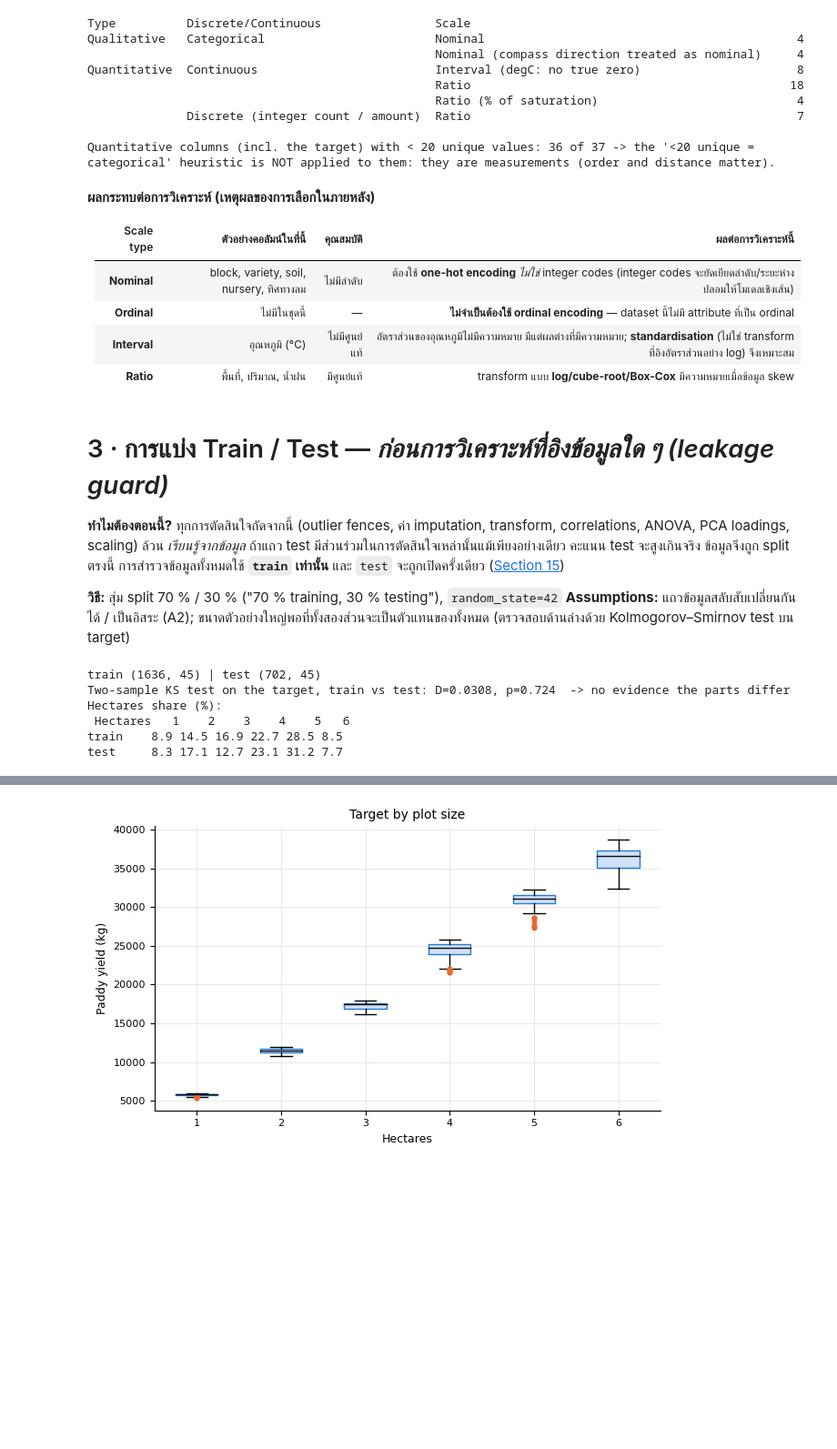
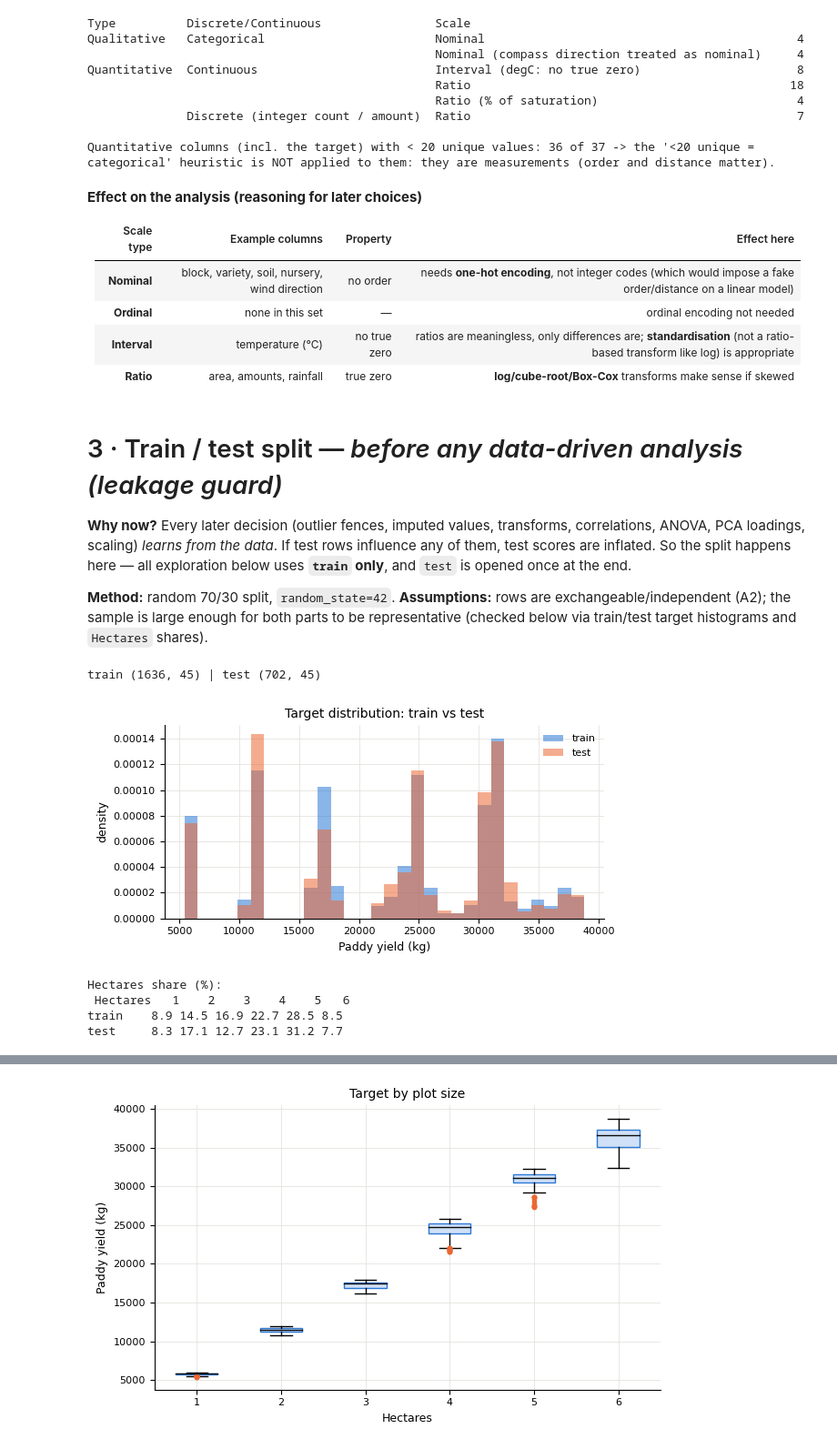
Before and after one commit to phattanaratjeedjeen-sudo/paddy, a Jupyter notebook: src/paddy_ML_regression.ipynb, the cells around one changed output, grey strips where cells are left out. Shown at 91% size. Cells and saved outputs as stored; diff of their text form; code cells hidden in the pictures; blank space fills up the shorter version.

```diff
--- a/src/paddy_ML_regression.ipynb
+++ b/src/paddy_ML_regression.ipynb
@@ -397,35 +313,37 @@ Quantitative  Continuous                         Interval (degC: no true zero)
 
 Quantitative columns (incl. the target) with < 20 unique values: 36 of 37 -> the '<20 unique = categorical' heuristic is NOT applied to them: they are measurements (order and distance matter).
 # %% [markdown]
-**ผลกระทบต่อการวิเคราะห์ (เหตุผลของการเลือกในภายหลัง)**
+**Effect on the analysis (reasoning for later choices)**
 
-| Scale type | ตัวอย่างคอลัมน์ในที่นี้ | คุณสมบัติ | ผลต่อการวิเคราะห์นี้ |
+| Scale type | Example columns | Property | Effect here |
 |---|---|---|---|
-| **Nominal** | block, variety, soil, nursery, ทิศทางลม | ไม่มีลำดับ | ต้องใช้ **one-hot encoding** *ไม่ใช่* integer codes (integer codes จะยัดเยียดลำดับ/ระยะห่างปลอมให้โมเดลเชิงเส้น) |
-| **Ordinal** | ไม่มีในชุดนี้ | — | **ไม่จำเป็นต้องใช้ ordinal encoding** — dataset นี้ไม่มี attribute ที่เป็น ordinal |
-| **Interval** | อุณหภูมิ (°C) | ไม่มีศูนย์แท้ | อัตราส่วนของอุณหภูมิไม่มีความหมาย มีแต่ผลต่างที่มีความหมาย; **standardisation** (ไม่ใช่ transform ที่อิงอัตราส่วนอย่าง log) จึงเหมาะสม |
-| **Ratio** | พื้นที่, ปริมาณ, น้ำฝน | มีศูนย์แท้ | transform แบบ **log/cube-root/Box-Cox** มีความหมายเมื่อข้อมูล skew |
+| **Nominal** | block, variety, soil, nursery, wind direction | no order | needs **one-hot encoding**, not integer codes (which would impose a fake order/distance on a linear model) |
+| **Ordinal** | none in this set | — | ordinal encoding not needed |
+| **Interval** | temperature (°C) | no true zero | ratios are meaningless, only differences are; **standardisation** (not a ratio-based transform like log) is appropriate |
+| **Ratio** | area, amounts, rainfall | true zero | **log/cube-root/Box-Cox** transforms make sense if skewed |
 # %% [markdown]
-# 3 · การแบ่ง Train / Test — *ก่อนการวิเคราะห์ที่อิงข้อมูลใด ๆ*  *(leakage guard)*
-**ทำไมต้องตอนนี้?** ทุกการตัดสินใจถัดจากนี้ (outlier fences, ค่า imputation, transform, correlations, ANOVA, PCA loadings, scaling) ล้วน *เรียนรู้จากข้อมูล* ถ้าแถว test มีส่วนร่วมในการตัดสินใจเหล่านั้นแม้เพียงอย่างเดียว คะแนน test จะสูงเกินจริง ข้อมูลจึงถูก split ตรงนี้ การสำรวจข้อมูลทั้งหมดใช้ **`train` เท่านั้น** และ `test` จะถูกเปิดครั้งเดียว ([Section 15](#15--ความครบถ้วนของผลลัพธ์และการวิเคราะห์ผล))
+# 3 · Train / test split — *before any data-driven analysis* *(leakage guard)*
+**Why now?** Every later decision (outlier fences, imputed values, transforms, correlations, ANOVA, PCA loadings, scaling) *learns from the data*. If test rows influence any of them, test scores are inflated. So the split happens here — all exploration below uses **`train` only**, and `test` is opened once at the end.
 
-**วิธี:** สุ่ม split 70 % / 30 % ("70 % training, 30 % testing"), `random_state=42`
-**Assumptions:** แถวข้อมูลสลับสับเปลี่ยนกันได้ / เป็นอิสระ (A2); ขนาดตัวอย่างใหญ่พอที่ทั้งสองส่วนจะเป็นตัวแทนของทั้งหมด (ตรวจสอบด้านล่างด้วย Kolmogorov–Smirnov test บน target)
+**Method:** random 70/30 split, `random_state=42`.
+**Assumptions:** rows are exchangeable/independent (A2); the sample is large enough for both parts to be representative (checked below via train/test target histograms and `Hectares` shares).
 # %%
 from sklearn.model_selection import train_test_split
 
 train, test = train_test_split(df, test_size=0.30, random_state=SEED)
 print('train', train.shape, '| test', test.shape)
-ks = stats.ks_2samp(train[Y], test[Y])
-print(f'Two-sample KS test on the target, train vs test: D={ks.statistic:.4f}, p={ks.pvalue:.3f}  '
-      f'-> {"no evidence the parts differ" if ks.pvalue > 0.05 else "parts differ!"}')
+fig, ax = plt.subplots(figsize=(6, 3))
+ax.hist(train[Y], bins=30, alpha=0.55, color=BLUE, label='train', density=True)
+ax.hist(test[Y], bins=30, alpha=0.55, color=ORANGE, label='test', density=True)
+ax.set(title='Target distribution: train vs test', xlabel='Paddy yield (kg)', ylabel='density'); ax.legend()
+plt.tight_layout(); plt.show()
 print('Hectares share (%):\n', pd.concat([train.Hectares.value_counts(normalize=True).sort_index().mul(100).rename('train'),
                                           test.Hectares.value_counts(normalize=True).sort_index().mul(100).rename('test')], axis=1).round(1).T.to_string())
 # %% [output]
 train (1636, 45) | test (702, 45)
-Two-sample KS test on the target, train vs test: D=0.0308, p=0.724  -> no evidence the parts differ
-Hectares share (%):
- Hectares   1    2    3    4    5   6
-train    8.9 14.5 16.9 22.7 28.5 8.5
-test     8.3 17.1 12.7 23.1 31.2 7.7
+[figure, added]
+Hectares share (%):
+ Hectares   1    2    3    4    5   6
+train    8.9 14.5 16.9 22.7 28.5 8.5
+test     8.3 17.1 12.7 23.1 31.2 7.7
 # %%
```
Also changed, not shown: parts of 83 cells of this notebook, 1 other file.
